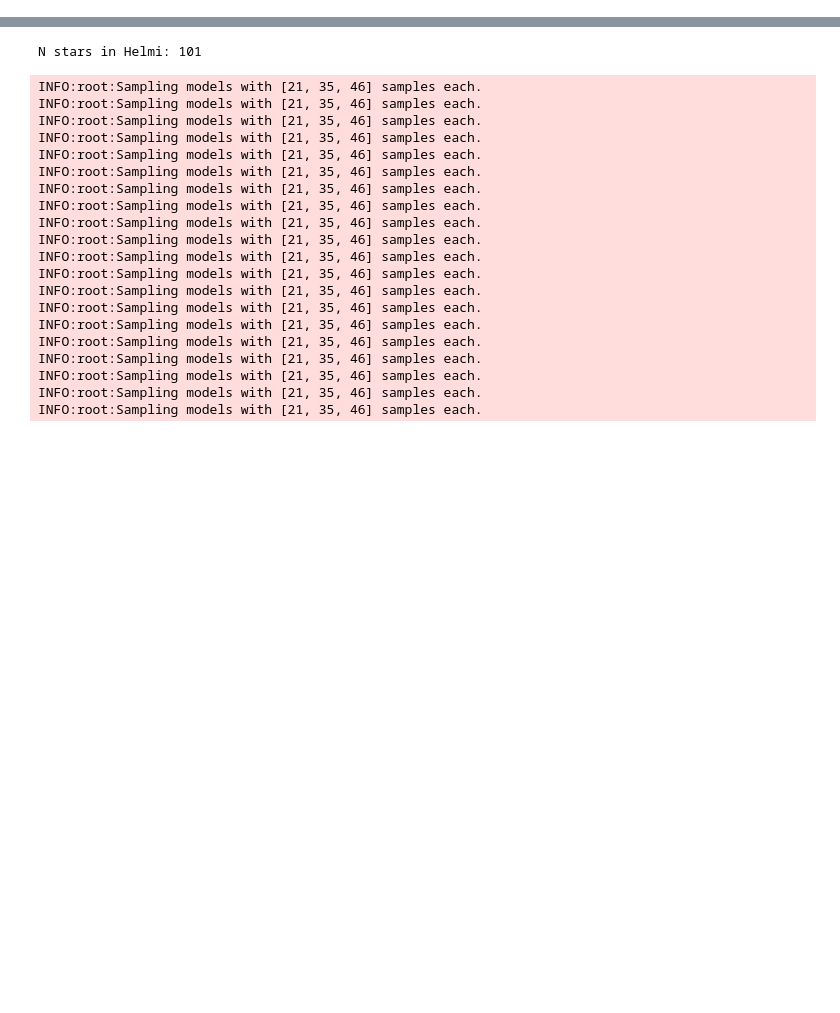
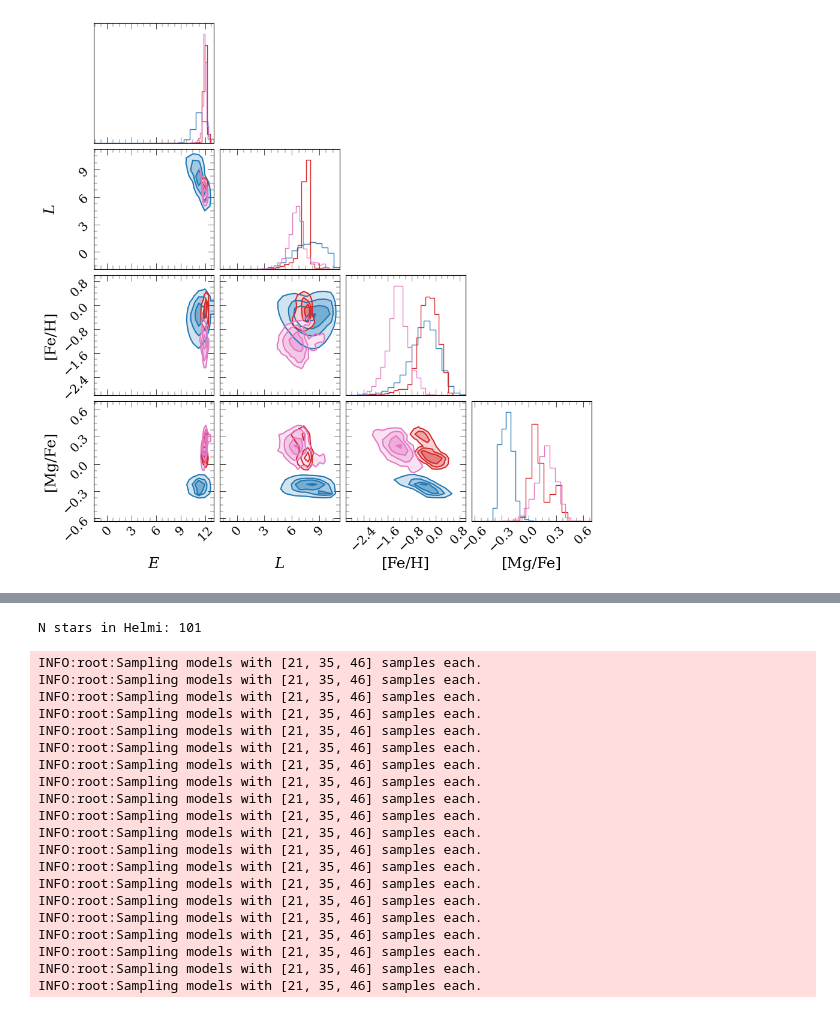
Before and after one commit to ariasant/MWsbi, a Jupyter notebook: plots.ipynb, the cells around one changed output, grey strips where cells are left out. Saved outputs shown, nothing was run; the diff lists cells and outputs as text; code cells hidden in the pictures; blank space fills up the shorter version.

```diff
--- a/plots.ipynb
+++ b/plots.ipynb
@@ -14,0 +151,10 @@ import fishnets
+# %%
+# Preprocess data
+sim_data["E"] = np.log(-sim_data["E"].values)
+sim_data["L"] = np.log(sim_data["L"].values)
+
+obs_data["E"] = np.log(-obs_data["E"].values)
+obs_data["L"] = np.log(obs_data["L"].values)
+
+fig = plot_stars_data([sim_data, obs_data, obs_data[obs_accreted]])
+# %% [output]
@@ -14,0 +162 @@ import fishnets
+[figure, added]
```
Also changed, not shown: parts of 17 cells of this notebook, 9 other files.
